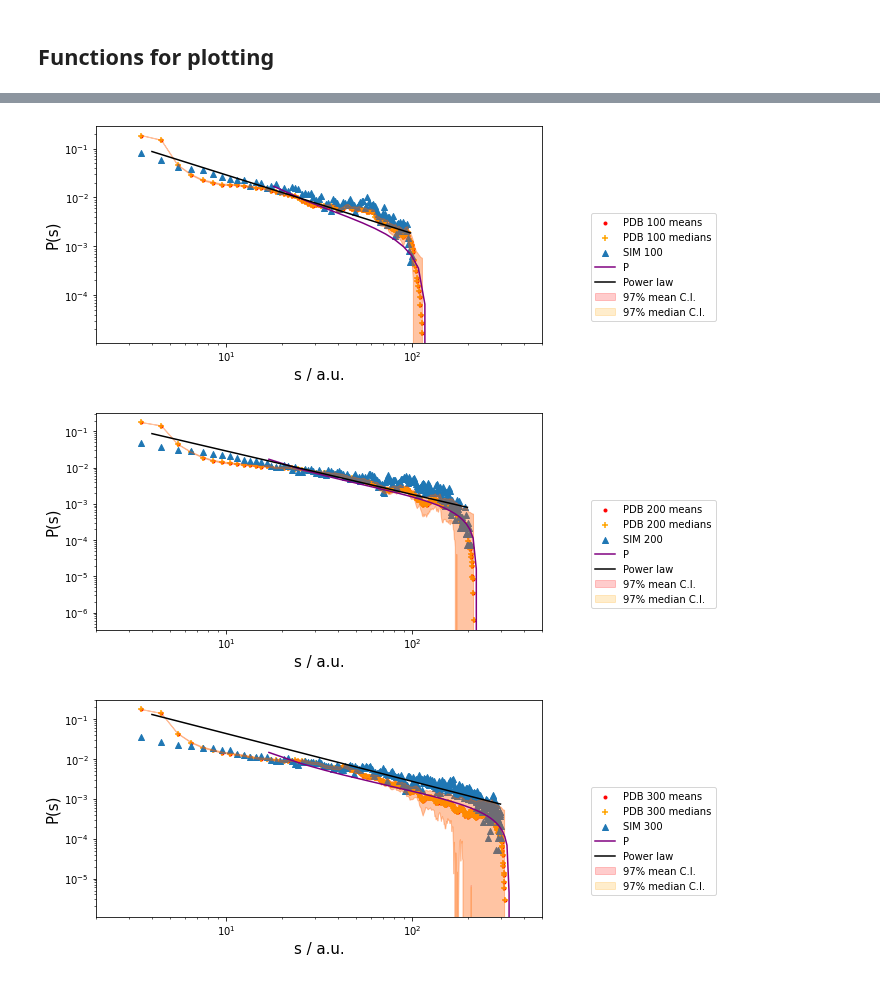
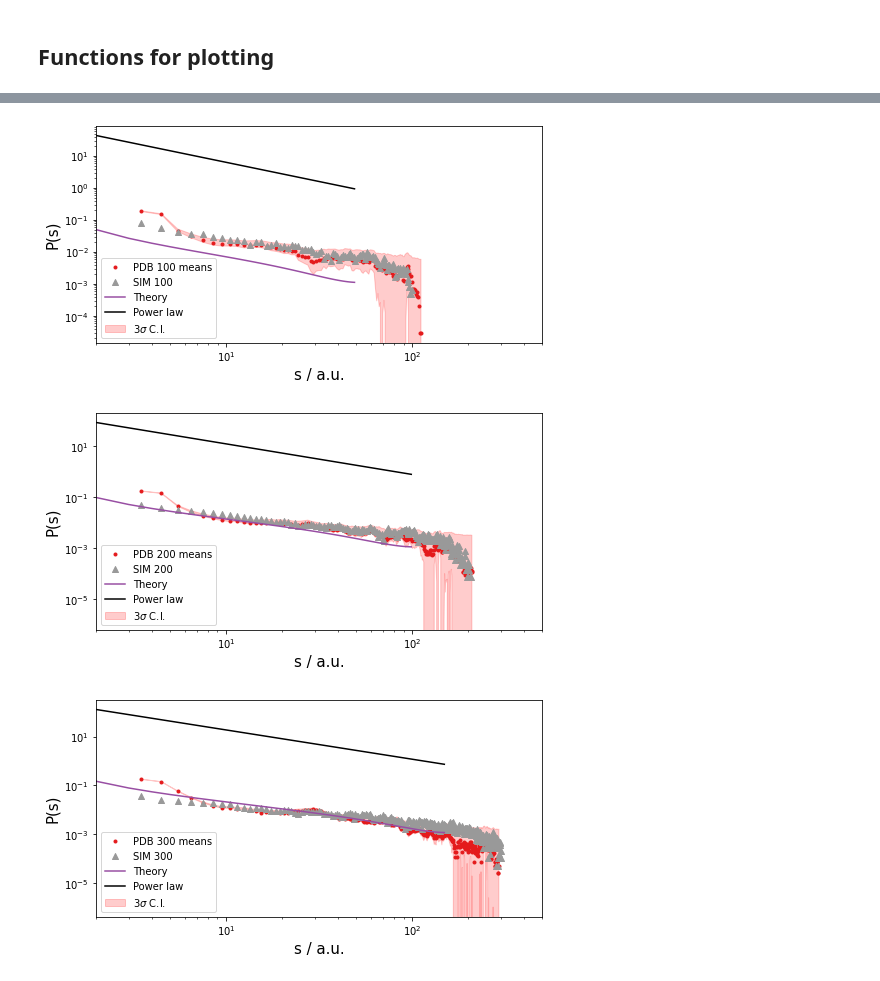
Before and after one commit to meyresearch/amino_acid_distance_distributions, a Jupyter notebook: src/plot_link_lengths.ipynb, the cells around one changed output, grey strips where cells are left out. Saved outputs shown, nothing was run; the diff lists cells and outputs as text; code cells hidden in the pictures.

Commit message:
fixed weird zeros in bootstrapping, errors broken

```diff
--- a/src/plot_link_lengths.ipynb
+++ b/src/plot_link_lengths.ipynb
@@ -66,7 +66,8 @@ def f_high(link_length, chain_length, half_N_harmonic):
         with k >> 1.
     '''
     H_s = nth_harmonic(link_length)
-    f_high = (2/N) * (((half_N_harmonic - H_s + 1) / (half_N_harmonic - 1)) * link_length - (half_N_harmonic / (half_N_harmonic - 1)))
+    #f_high = (2/chain_length) * (((half_N_harmonic - H_s + 1) / (half_N_harmonic - 1)) * link_length - (half_N_harmonic / (half_N_harmonic - 1)))
+    f_high = 2/chain_length *((half_N_harmonic - H_s + 1)/(half_N_harmonic-1)*link_length- half_N_harmonic/(half_N_harmonic-1))
     return f_high
 
 
@@ -88,7 +89,8 @@ def f_low(link_length, chain_length):
         The sequence distribution evaluated at a given link_length,
         with k << N/2.
     '''
-    f_low = - (2/chain_length**2) * link_length**2 + ((2/chain_length) + (6/chain_length))*link_length - ((2/chain_length) + (4/chain_length**2))
+    #f_low = - (2/chain_length**2) * link_length**2 + ((2/chain_length) + (6/chain_length))*link_length - ((2/chain_length) + (4/chain_length**2))
+    f_low = -2/chain_length**2*link_length**2+(2/chain_length+6/chain_length**2)*link_length-(2/chain_length+4/chain_length**2)
     return f_low
 
 def P_link_lengths(link_length, chain_length, half_N_harmonic, a, A):
@@ -158,7 +160,7 @@ def P_in_link_lengths(link_length, chain_length, half_N_harmonic, a, k):
 
     f_low = f_low(link_length, chain_length)
     f_high = f_high(link_length, chain_length, half_N_harmonic)
-    P_in = (F_k(f_low, f_high, chain_length, a, k))/C_k + 100
+    P_in = (F_k(f_low, f_high, chain_length, a, k))/C_k
     return P_in
 
 def F_k(f_low, f_high, chain_length, a, k):
@@ -271,16 +273,23 @@ def normalise_data(data_array, bin_width):
     return normalised_array
 # %%
 link_length_ranges = ['100', '200', '300']
-constant_A = [0.19, 0.18, 0.1] # check these
-constant_a = [0.9, 0.82, 0.7] # check these
-shift_x = [9, 8.5, 8.5]
-shift_y = [500, 1000, 1000]
+constant_A = [0.001, 0.001, 0.001] # check these
+constant_a = [3, 3, 3] # check these
+#shift_x = [9, 8.5, 8.5]
+#shift_y = [500, 1000, 1000]
 for ll_index in range(len(link_length_ranges)):
 
     # Load PDB data
-    pdb_ids = np.load(f'data_for_plotting/ids_{link_length_ranges[ll_index]}.npy')
-    pdb_mean_data = np.load(f'data_for_plotting/means_{link_length_ranges[ll_index]}.npy')
-    pdb_median_data = np.load(f'data_for_plotting/medians_{link_length_ranges[ll_index]}.npy')
+    pdb_ids = np.load(f'../data/data_for_plotting/ids_{link_length_ranges[ll_index]}.npy')
+    pdb_mean_data = np.load(f'../data/data_for_plotting/means_{link_length_ranges[ll_index]}.npy')
+
+    # Get PDB bin widths and centres
+    pdb_edges = np.load(f'../data/data_for_plotting/edges_{link_length_ranges[ll_index]}.npy')[0]
+    pdb_bin_centres = pdb_edges[:-1] + np.diff(pdb_edges)/2
+    pdb_bin_width = pdb_edges[1] - pdb_edges[0]
+
+    # Normalise PDB data
+    pdb_mean_data = normalise_data(pdb_mean_data, pdb_bin_width)
 
     # Load simulation data
     if link_length_ranges[ll_index] == '200':
@@ -289,19 +298,10 @@ for ll_index in range(len(link_length_ranges)):
         sim_data, sim_edges = get_simulation_data('302')
     else:
         sim_data, sim_edges = get_simulation_data(link_length_ranges[ll_index])
-    #sim_data, sim_edges = get_sim_data_for_given_length(link_length)
-    # Get PDB bin widths and centres
-    pdb_edges = range(3, 1000)
-    pdb_bin_centres = pdb_edges[:-1] + np.diff(pdb_edges)/2
-    pdb_bin_width = pdb_edges[1] - pdb_edges[0]
 
     # Get simulation bin widths and centres
     sim_bin_centres = sim_edges[:-1] + np.diff(sim_edges)/2
     sim_bin_width = sim_edges[1] - sim_edges[0]
-
-    # Normalise PDB data
-    pdb_mean_data = normalise_data(pdb_mean_data, pdb_bin_width)
-    pdb_median_data = normalise_data(pdb_median_data, pdb_bin_width)
 
     # Normalise simulation data
     sim_data = normalise_data(sim_data, sim_bin_width)
@@ -311,11 +311,10 @@ for ll_index in range(len(link_length_ranges)):
     ax = fig.add_subplot()
 
     # Plot PDB data
-    ax.scatter(pdb_bin_centres, pdb_mean_data, marker = '.', c='red',label = f'PDB {link_length_ranges[ll_index]} means')
-    ax.scatter(pdb_bin_centres, pdb_median_data, marker = '+', c = 'orange',label = f'PDB {link_length_ranges[ll_index]} medians')
+    ax.scatter(pdb_bin_centres, pdb_mean_data, marker = '.', c='#e41a1c',label = f'PDB {link_length_ranges[ll_index]} means')
 
     # Plot simulation data
-    ax.scatter(sim_bin_centres, sim_data, marker = '^', label = f'SIM {link_length_ranges[ll_index]}')
+    ax.scatter(sim_bin_centres, sim_data, marker = '^', label = f'SIM {link_length_ranges[ll_index]}', c = '#999999')
 
     # Plot theory
     N=int(link_length_ranges[ll_index])
@@ -324,34 +323,22 @@ for ll_index in range(len(link_length_ranges)):
     a=constant_a[ll_index]
     sumrange=range(2,N//2)
     plotrange=range(20,N//2)
-    ax.plot(np.array(sumrange)*shift_x[ll_index],[P_link_lengths(s,N,H_N_2,a,A)/shift_y[ll_index] for s in sumrange],c='purple',label='P')
-    ax.plot(np.array(sumrange)*2, powerlaw(np.array(sumrange), N)/shift_y[ll_index], c='black',label = 'Power law')
+    ax.plot(np.array(sumrange),[P_link_lengths(s,N,H_N_2,a,A) for s in sumrange],c='#984ea3',label='Theory')
+    ax.plot(np.array(sumrange), powerlaw(np.array(sumrange), N), c='black',label = 'Power law')
 
     # Plot 97% confidence interval
-    CI_mean = 2.17 * np.std(pdb_mean_data)/np.sqrt(len(pdb_mean_data))
-    CI_median = 2.17 * np.std(pdb_median_data)/np.sqrt(len(pdb_median_data))
-
-    # Remove trailing zeros
-    plot_means = []
-    plot_medians = []
-    plot_bin_centres = []
-    for i in range(len(pdb_mean_data)):
-        if pdb_mean_data[i] != 0:
-            plot_means.append(pdb_mean_data[i])
-            plot_bin_centres.append(pdb_bin_centres[i])
-        if pdb_median_data[i] != 0:
-            plot_medians.append(pdb_median_data[i])
+    means_sorted = np.sort(pdb_mean_data)
+    lower_bound = means_sorted[len(pdb_mean_data)//3]
+    upper_bound = means_sorted[len(pdb_mean_data)*2//3]
+    ax.fill_between(pdb_bin_centres, (pdb_mean_data-lower_bound), (pdb_mean_data+upper_bound), color = 'red', alpha = 0.2, label = '3$\sigma$ C.I.', zorder = -1)
 
     ax.set_yscale('log')
     ax.set_xscale('log')
     ax.set_xlim([2,500])
+   # ax.set_ylim([0.000001, 10])
 
-    ax.fill_between(plot_bin_centres, (plot_means-CI_mean), (plot_means+CI_mean), color = 'red', alpha = 0.2, label = '97% mean C.I.')
-    ax.fill_between(plot_bin_centres, (plot_medians-CI_median), (plot_medians+CI_median), color = 'orange', alpha = 0.2, label = '97% median C.I.')
-
-    #   ax.set_ylim([0.0001, 1000])
-    ax.legend(bbox_to_anchor=(1.4,0.62))
+    ax.legend(loc='lower left')
     ax.set_ylabel('P(s)', fontsize = 15)
     ax.set_xlabel('s / a.u.', fontsize = 15)
-    plt.show()
+    #plt.savefig(f'../data/{link_length_ranges[ll_index]}_plot.svg', format = 'svg')
 # %% [output]
@@ -358,3 +362,3 @@ for ll_index in range(len(link_length_ranges)):
-[figure, old version]
+[figure, new version]
-[figure, old version]
+[figure, new version]
-[figure, old version]
+[figure, new version]
```
Also changed, not shown: parts of 1 cell of this notebook, 30 other files.
